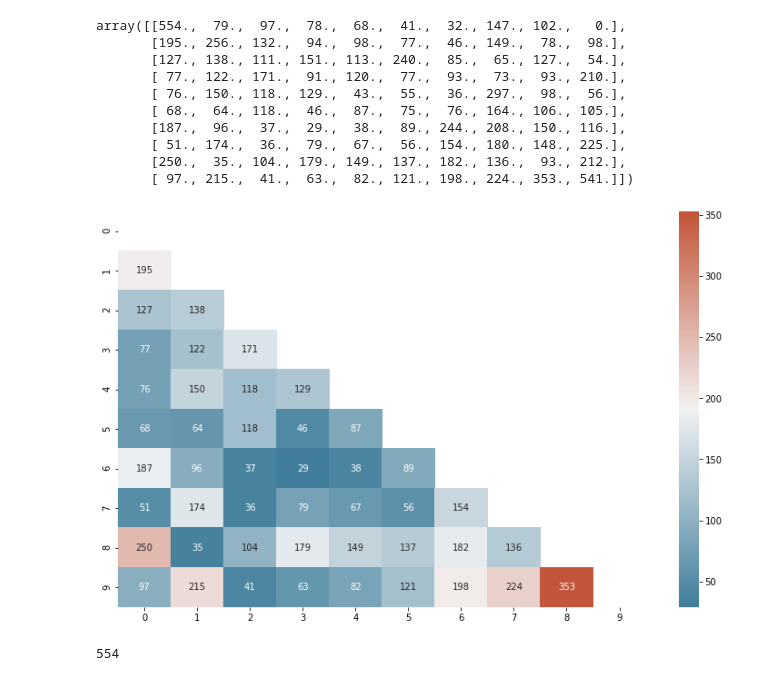
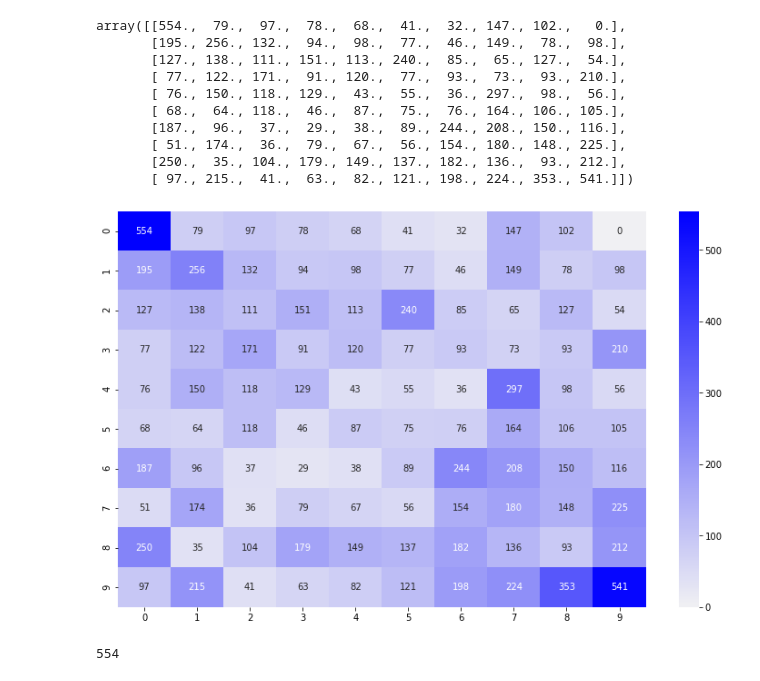
Before and after one commit to denisvivdenko/stock-prices-pattern-recognition, a Jupyter notebook: notebooks/notebook_1.ipynb, the cells around one changed output. Saved outputs shown, nothing was run; the diff lists cells and outputs as text; code cells hidden in the pictures.

```diff
--- a/notebooks/notebook_1.ipynb
+++ b/notebooks/notebook_1.ipynb
@@ -111,12 +110,11 @@ array([[554.,  79.,  97.,  78.,  68.,  41.,  32., 147., 102.,   0.],
        [ 97., 215.,  41.,  63.,  82., 121., 198., 224., 353., 541.]])
 # %%
 plt.figure(figsize=(13, 8))
-mask = np.triu(np.ones_like(count_matrix, dtype=bool))
-cmap = sns.diverging_palette(230, 20, as_cmap=True)
-sns.heatmap(count_matrix, annot=True, cmap=cmap, mask=mask, fmt='g');
-plt.savefig("count_matrix.png")
+cmap = sns.color_palette("light:b", as_cmap=True)
+sns.heatmap(count_matrix, annot=True, cmap=cmap, fmt='g');
+plt.savefig("count_matrix_2010.png")
 # %% [output]
-[figure, old version]
+[figure, new version]
 # %%
 class_count_axis[((class_count_axis.x_pos == 0) & (class_count_axis.y_pos == 0))]['count'].values[0]
 # %% [output]
```
Also changed, not shown: parts of 2 cells of this notebook, 6 other files.
